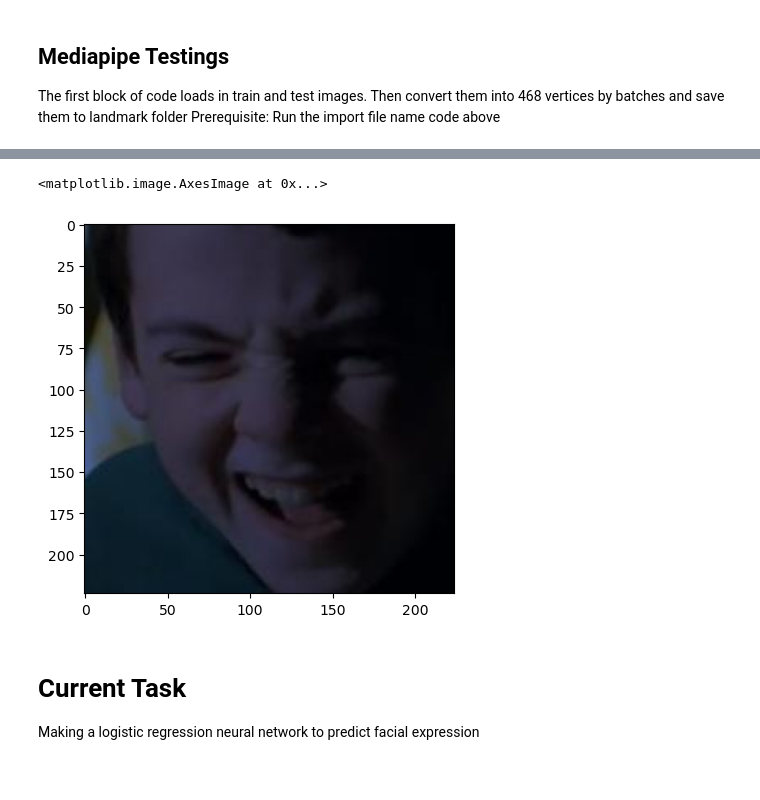
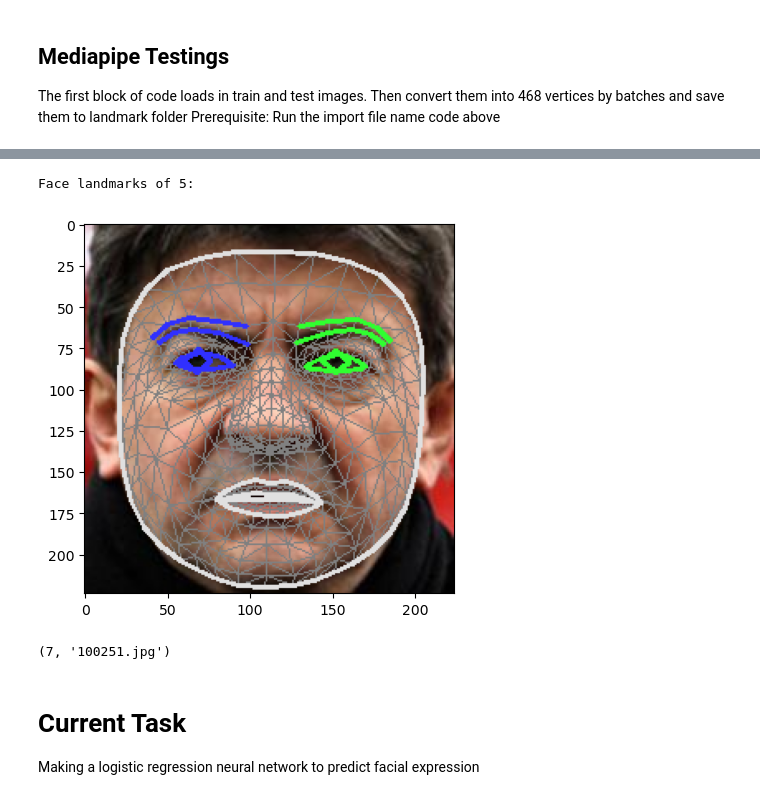
Before and after one commit to Hapemo/tf-facial-expression, a Jupyter notebook: test.ipynb, the cells around one changed output, grey strips where cells are left out. Drawn from its saved outputs; the diff is of its cells as text; code cells hidden in the pictures.

```diff
--- a/test.ipynb
+++ b/test.ipynb
@@ -582,8 +678,12 @@ IndexError: index 15 is out of bounds for axis 0 with size 15
+# %%
+DrawFaceLandmark(label[i-1], faces[i-1], landmarklists[i-1])
+# %% [output]
+Face landmarks of 5:
+[figure, added]
 # %%
-plt.imshow(faces[i-1])
+croppedList[i-1]
 # %% [output]
-<matplotlib.image.AxesImage at 0x...>
+(7, '100251.jpg')
-[figure, removed]
 # %%
 # Converting single image, input correct image file name and path name
 vertices = MultiLandmarkToVertices(face_mesh.process(LoadImage(TRAINIMAGEPATH, "10017.jpg", normalize = False)).multi_face_landmarks[0])
```
Also changed, not shown: parts of 8 cells of this notebook.
